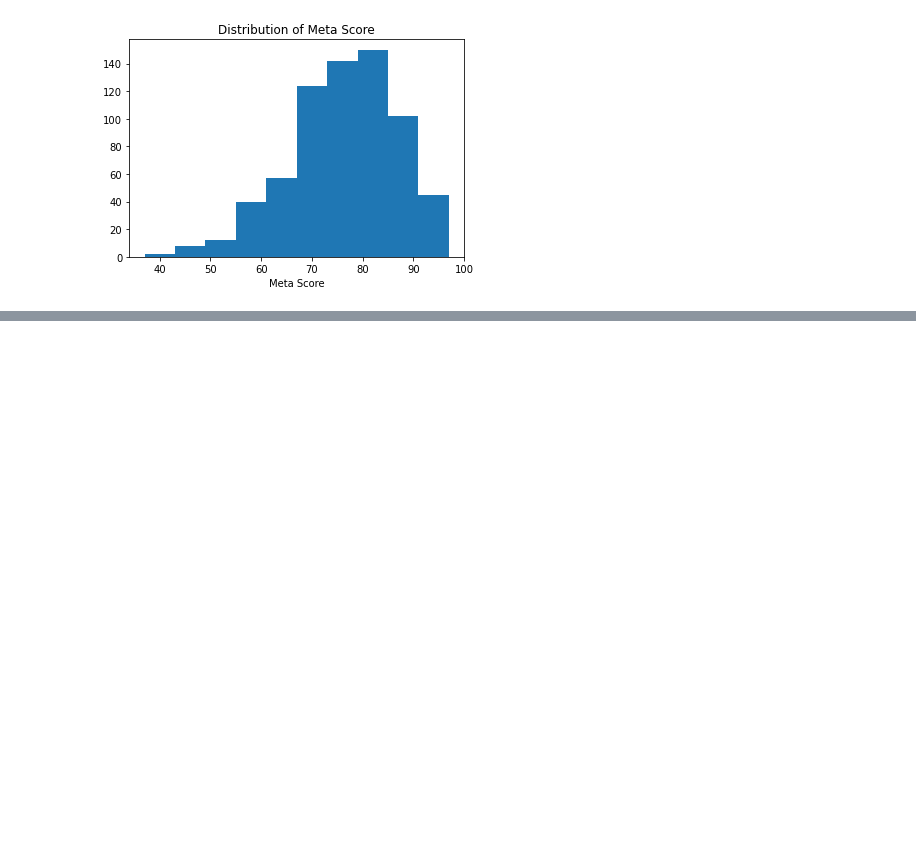
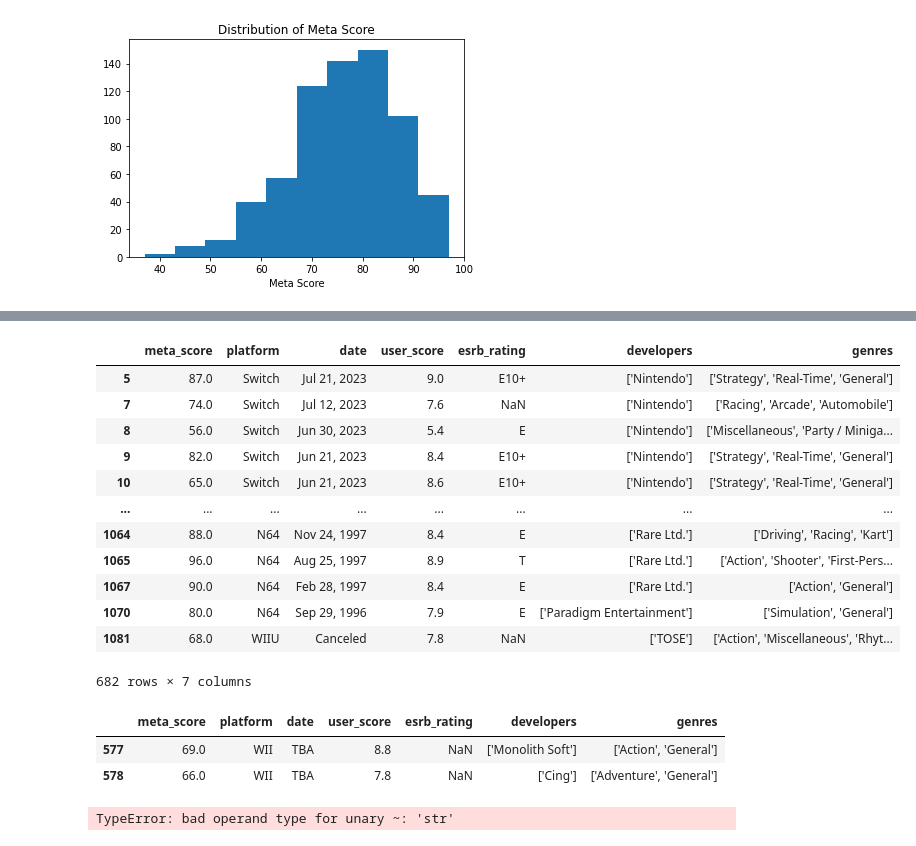
Before and after one commit to brianellis1997/Nintendo_Games, a Jupyter notebook: Analysis.ipynb, the cells around one changed output, grey strips where cells are left out. Cells and saved outputs as stored; diff of their text form; code cells hidden in the pictures; blank space fills up the shorter version.

```diff
--- a/Analysis.ipynb
+++ b/Analysis.ipynb
@@ -81,0 +103,4 @@ plt.show()
+# %%
+# Don't need title or link
+Games.drop(columns=['title', 'link'], inplace=True)
+Games.info()
@@ -81,0 +126,28 @@ plt.show()
+# %%
+Games
+# %% [output]
+|  | meta_score | platform | date | user_score | esrb_rating | developers | genres |
+| 5 | 87.0 | Switch | Jul 21, 2023 | 9.0 | E10+ | ['Nintendo'] | ['Strategy', 'Real-Time', 'General'] |
+| 7 | 74.0 | Switch | Jul 12, 2023 | 7.6 | NaN | ['Nintendo'] | ['Racing', 'Arcade', 'Automobile'] |
+| 8 | 56.0 | Switch | Jun 30, 2023 | 5.4 | E | ['Nintendo'] | ['Miscellaneous', 'Party / Miniga... |
+| 9 | 82.0 | Switch | Jun 21, 2023 | 8.4 | E10+ | ['Nintendo'] | ['Strategy', 'Real-Time', 'General'] |
+| 10 | 65.0 | Switch | Jun 21, 2023 | 8.6 | E10+ | ['Nintendo'] | ['Strategy', 'Real-Time', 'General'] |
+| ... | ... | ... | ... | ... | ... | ... | ... |
+| 1064 | 88.0 | N64 | Nov 24, 1997 | 8.4 | E | ['Rare Ltd.'] | ['Driving', 'Racing', 'Kart'] |
+| 1065 | 96.0 | N64 | Aug 25, 1997 | 8.9 | T | ['Rare Ltd.'] | ['Action', 'Shooter', 'First-Pers... |
+| 1067 | 90.0 | N64 | Feb 28, 1997 | 8.4 | E | ['Rare Ltd.'] | ['Action', 'General'] |
+| 1070 | 80.0 | N64 | Sep 29, 1996 | 7.9 | E | ['Paradigm Entertainment'] | ['Simulation', 'General'] |
+| 1081 | 68.0 | WIIU | Canceled | 7.8 | NaN | ['TOSE'] | ['Action', 'Miscellaneous', 'Rhyt... |
+682 rows × 7 columns
+# %%
+# Need to change date to datetime
+Games[Games['date'] == 'TBA']
+# %% [output]
+|  | meta_score | platform | date | user_score | esrb_rating | developers | genres |
+| 577 | 69.0 | WII | TBA | 8.8 | NaN | ['Monolith Soft'] | ['Action', 'General'] |
+| 578 | 66.0 | WII | TBA | 7.8 | NaN | ['Cing'] | ['Adventure', 'General'] |
+# %%
+Games = Games[~Games['date'] == 'TBA']
+Games
+# %% [output]
+TypeError: bad operand type for unary ~: 'str'
```
Also changed, not shown: parts of 3 cells of this notebook.
